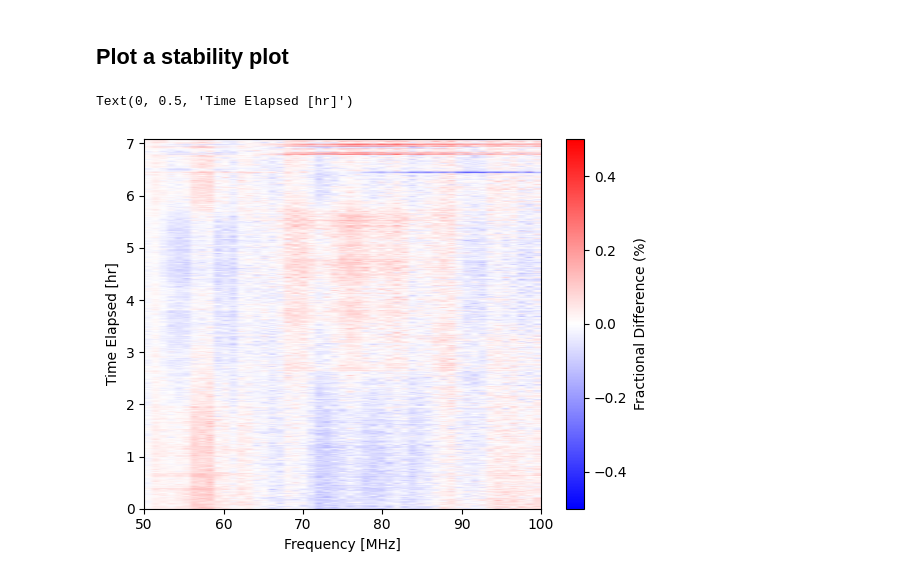
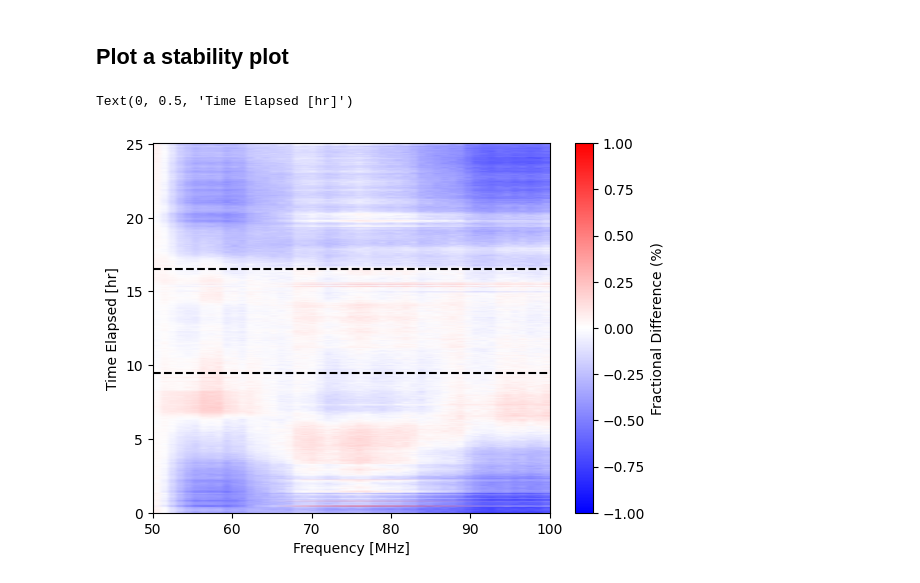
Before and after one commit to edges-collab/edges-bowman2018-pipeline, a Jupyter notebook: notebooks/ants11.ipynb, the cells around one changed output. Drawn from its saved outputs; the diff is of its cells as text; code cells hidden in the pictures.

```diff
--- a/notebooks/ants11.ipynb
+++ b/notebooks/ants11.ipynb
@@ -61,20 +59,20 @@ temperature_file = Path(ants11_dir / temperature_file)
 # %% [markdown]
 Read the raw antenna S11 files:
 # %%
-def read_raw_ants11_files(datadir, minidx, maxidx):
-    input1_files = sorted(datadir.glob("*input1*.s1p"))[minidx:maxidx]
-    input2_files = sorted(datadir.glob("*input2*.s1p"))[minidx:maxidx]
-    input3_files = sorted(datadir.glob("*input3*.s1p"))[minidx:maxidx]
-    input4_files = sorted(datadir.glob("*input4*.s1p"))[minidx:maxidx]
+def read_raw_ants11_files(datadir):
+    input1_files = sorted(datadir.glob("*input1*.s1p"))
+    input2_files = sorted(datadir.glob("*input2*.s1p"))
+    input3_files = sorted(datadir.glob("*input3*.s1p"))
+    input4_files = sorted(datadir.glob("*input4*.s1p"))
 
     return list(zip(input1_files, input2_files, input3_files, input4_files))
 # %%
-raw_ants11_files = read_raw_ants11_files(ants11_dir, raw_measurement_minidx, raw_measurement_maxidx)
+raw_ants11_files = read_raw_ants11_files(ants11_dir)
 # %% [markdown]
 Read the receiver temperatures:
 # %%
 def read_receiver_temepratures(voltage_file):
-    voltages = np.genfromtxt(voltage_file)[raw_measurement_minidx:raw_measurement_maxidx, 2] * un.V
+    voltages = np.genfromtxt(voltage_file)[:, 2] * un.V
     resistance = voltage_to_resistance(voltages, load_resistance=36000*un.Ohm)
     return get_temperature_thermistor(resistance, coeffs=thermistor_model)
 # %%
@@ -142,7 +140,7 @@ for i, fllist in tqdm_notebook(enumerate(raw_ants11_files), total=len(raw_ants11
         )
     )
 # %%
-avg_gamma = sp.average_reflection_coefficients(all_cal_gammas)
+avg_gamma = sp.average_reflection_coefficients(all_cal_gammas[raw_measurement_minidx:raw_measurement_maxidx])
 # %% [markdown]
 ## Plot a comparison to the legacy data
 # %%
@@ -187,15 +185,22 @@ smoothed = avg_gamma.smoothed(params=model_params)
 # %%
 img = np.array([gg.reflection_coefficient for gg in all_cal_gammas])
 # %%
-plt.imshow(100*(img.real - smoothed.reflection_coefficient.real)/np.abs(smoothed.reflection_coefficient), aspect='auto', cmap='bwr', vmin=-0.5, vmax=0.5, extent=(50, 100, 0, 34*750/60/60))
+plt.imshow(
+    100*(img.real - smoothed.reflection_coefficient.real)/np.abs(smoothed.reflection_coefficient),
+    aspect='auto', cmap='bwr', vmin=-1, vmax=1,
+    extent=(50, 100, 0, 34*(len(all_cal_gammas)/60/60))
+)
 cbar = plt.colorbar()
 cbar.set_label("Fractional Difference (%)")
 
+plt.axhline(34 * raw_measurement_minidx/60/60, ls='--', color='k')
+plt.axhline(34 * raw_measurement_maxidx/60/60, ls='--', color='k')
+
 plt.xlabel("Frequency [MHz]")
 plt.ylabel("Time Elapsed [hr]")
 # %% [output]
 Text(0, 0.5, 'Time Elapsed [hr]')
-[figure, old version]
+[figure, new version]
 # %%
 # For making plots later, also save the full set of reflection coefficients
 np.save("ants11_calibrated_time_dependent", img)
```
Also changed, not shown: parts of 2 cells of this notebook, 9 other files.
